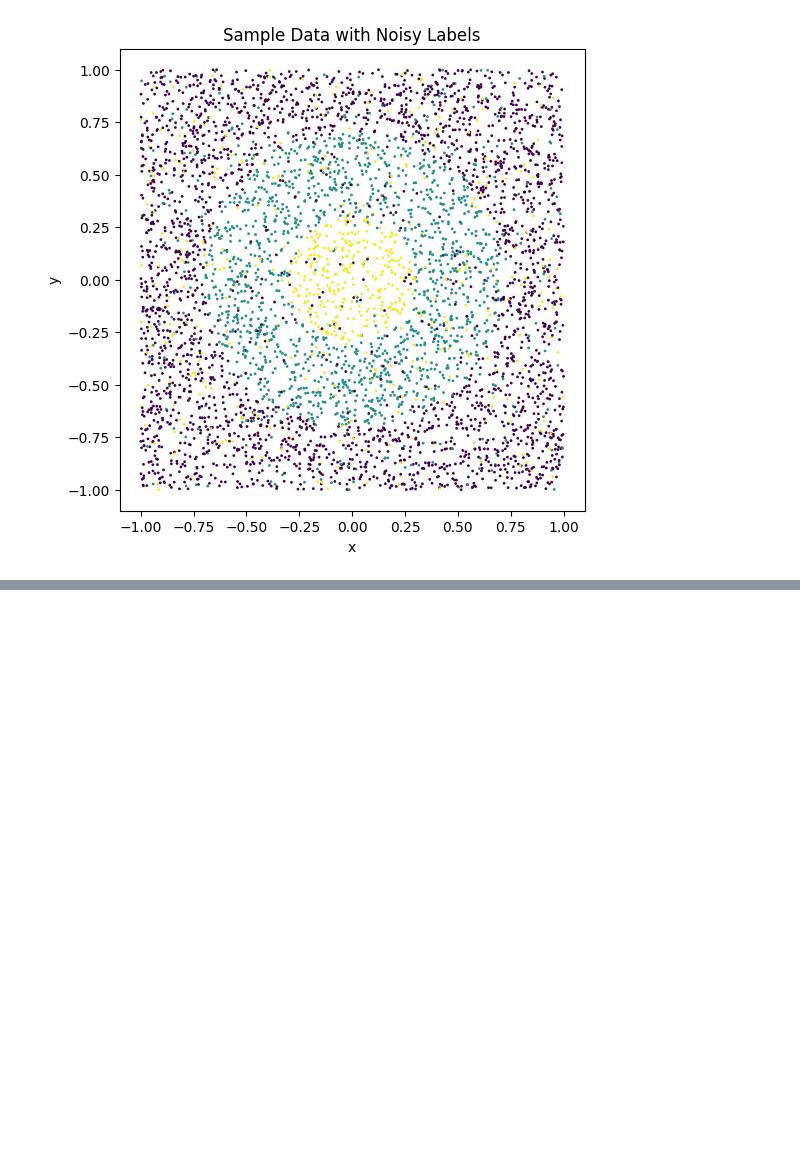
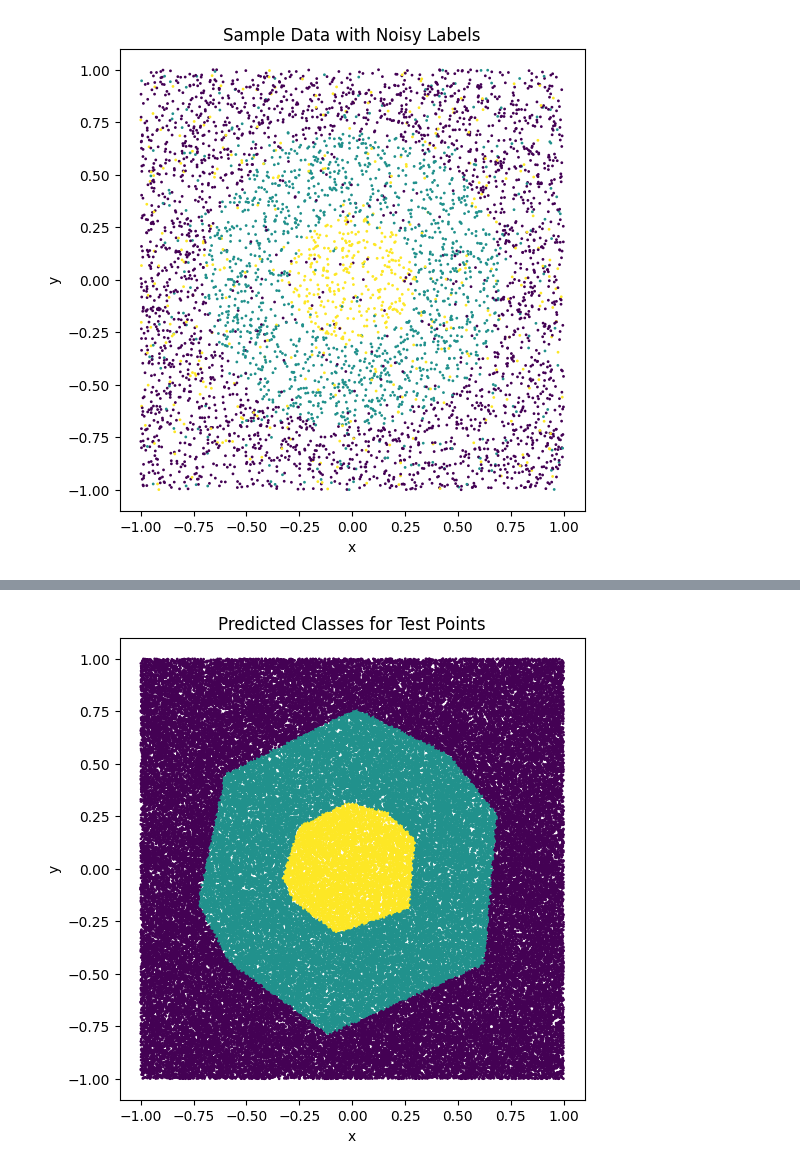
Before and after one commit to NoCodeProgram/deepLearning, a Jupyter notebook: nn/multi_class_one_hot.ipynb, the cells around one changed output, grey strips where cells are left out. Saved outputs shown, nothing was run; the diff lists cells and outputs as text; code cells hidden in the pictures; blank space fills up the shorter version.

```diff
--- a/nn/multi_class_one_hot.ipynb
+++ b/nn/multi_class_one_hot.ipynb
@@ -59,0 +265,23 @@ after, one hot : torch.Size([5000, 3])
+# %%
+import numpy as np
+import matplotlib.pyplot as plt
+
+n_points_test = 100000
+points_test = np.random.uniform(-1, 1, (n_points_test, 2))
+points_test_torch = torch.from_numpy(points_test).float()
+
+net.eval()
+output_test = net(points_test_torch)
+
+probabilities = torch.softmax(output_test, dim=1)
+predictions = torch.argmax(probabilities, dim=1)
+predictions_np = predictions.numpy()
+
+plt.figure(figsize=(6, 6))
+plt.scatter(points_test[:, 0], points_test[:, 1], c=predictions_np, cmap='viridis', s=1)
+plt.title('Predicted Classes for Test Points')
+plt.xlabel('x')
+plt.ylabel('y')
+plt.show()
+# %% [output]
+[figure, added]
```
Also changed, not shown: parts of 8 cells of this notebook.
